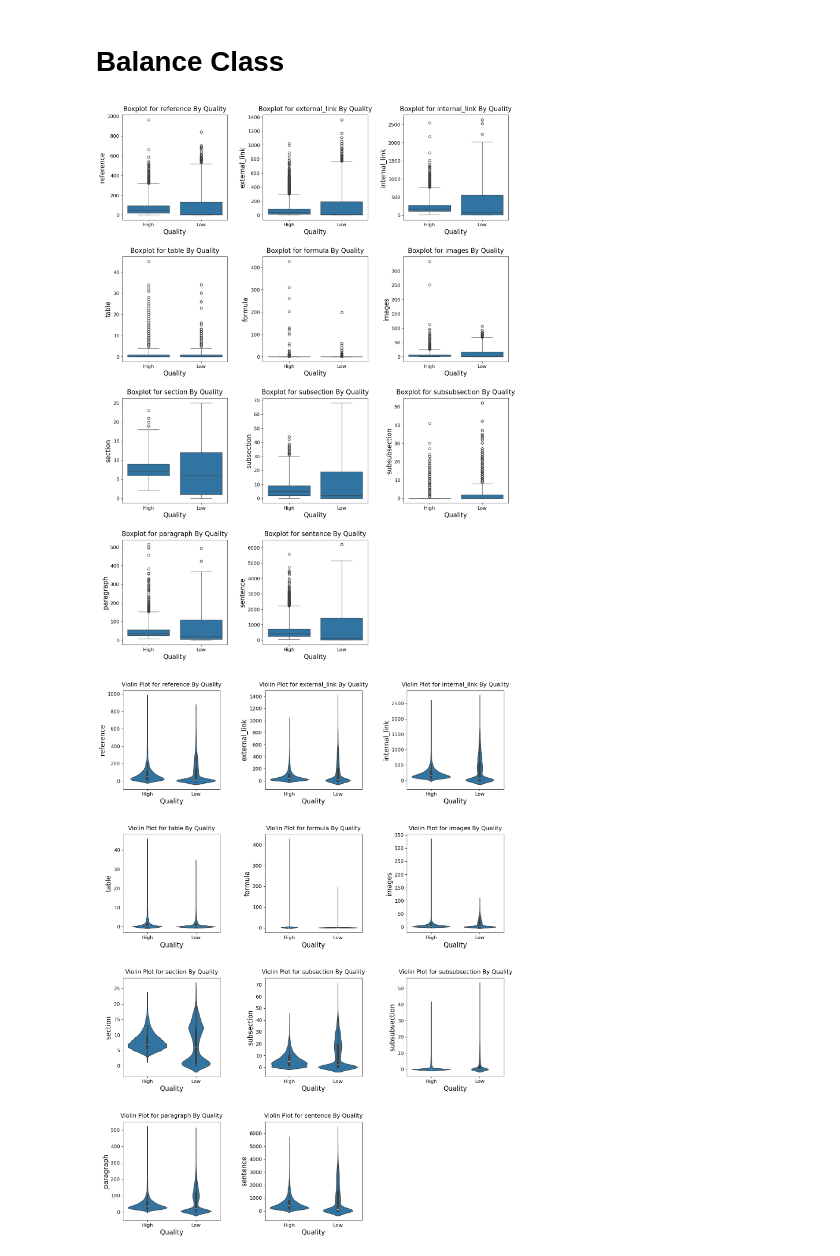
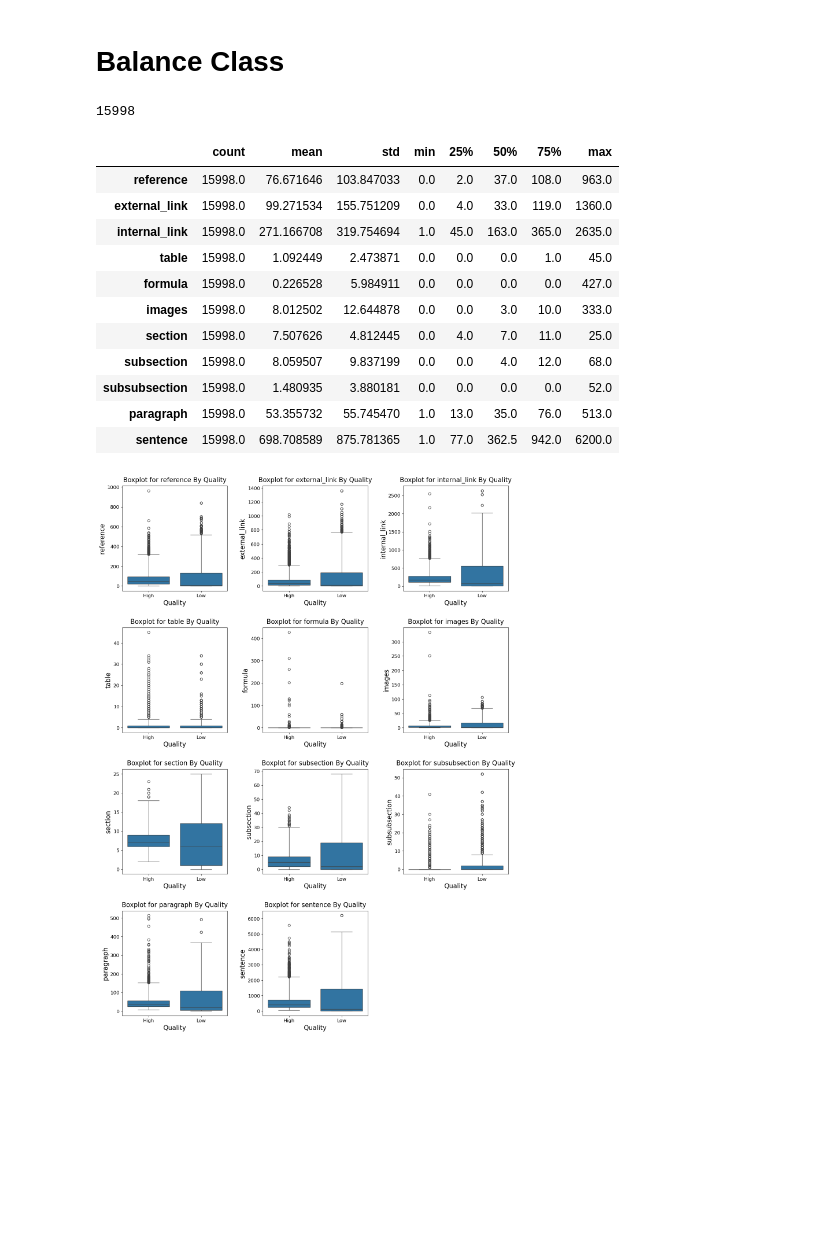
Before and after one commit to Khai-Sian/Dissertation, a Jupyter notebook: 5_Text Structure Visualisation.ipynb, the cells around one changed output. Cells and saved outputs as stored; diff of their text form; code cells hidden in the pictures; blank space fills up the shorter version.

```diff
--- a/5_Text Structure Visualisation.ipynb
+++ b/5_Text Structure Visualisation.ipynb
@@ -7,11 +9,15 @@ import os
 # %% [markdown]
 # Visualisation
 # %%
-def visualisation(dataset):
+def visualisation(dataset, save = False):
     df = pd.read_csv(f'../Data/grouped_dataset_{dataset}.csv', keep_default_na=False)
 
     text_structure = ['reference', 'external_link', 'internal_link', 'table', 'formula', 'images', 'section', 'subsection', 'subsubsection', 'paragraph', 'sentence']
 
-    boxplot(df, text_structure)
-    violinplot(df, text_structure)
+    display(df.shape[0])
+    display(df[text_structure].describe().transpose())
+
+#     text_structure.remove('formula')
+    boxplot(df, text_structure, save)
+#     violinplot(df, text_structure)
 # %%
@@ -70,7 +109,19 @@ visualisation("(Imbalance)")
 # %% [markdown]
 # Balance Class
 # %%
-visualisation("(Balance)")
+visualisation("(Balance)", save = True)
 # %% [output]
+15998
+|  | count | mean | std | min | 25% | 50% | 75% | max |
+| reference | 15998.0 | 76.671646 | 103.847033 | 0.0 | 2.0 | 37.0 | 108.0 | 963.0 |
+| external_link | 15998.0 | 99.271534 | 155.751209 | 0.0 | 4.0 | 33.0 | 119.0 | 1360.0 |
+| internal_link | 15998.0 | 271.166708 | 319.754694 | 1.0 | 45.0 | 163.0 | 365.0 | 2635.0 |
+| table | 15998.0 | 1.092449 | 2.473871 | 0.0 | 0.0 | 0.0 | 1.0 | 45.0 |
+| formula | 15998.0 | 0.226528 | 5.984911 | 0.0 | 0.0 | 0.0 | 0.0 | 427.0 |
+| images | 15998.0 | 8.012502 | 12.644878 | 0.0 | 0.0 | 3.0 | 10.0 | 333.0 |
+| section | 15998.0 | 7.507626 | 4.812445 | 0.0 | 4.0 | 7.0 | 11.0 | 25.0 |
+| subsection | 15998.0 | 8.059507 | 9.837199 | 0.0 | 0.0 | 4.0 | 12.0 | 68.0 |
+| subsubsection | 15998.0 | 1.480935 | 3.880181 | 0.0 | 0.0 | 0.0 | 0.0 | 52.0 |
+| paragraph | 15998.0 | 53.355732 | 55.745470 | 1.0 | 13.0 | 35.0 | 76.0 | 513.0 |
+| sentence | 15998.0 | 698.708589 | 875.781365 | 1.0 | 77.0 | 362.5 | 942.0 | 6200.0 |
 [figure]
-[figure, removed]
```
Also changed, not shown: parts of 3 cells of this notebook, 12 other files.
